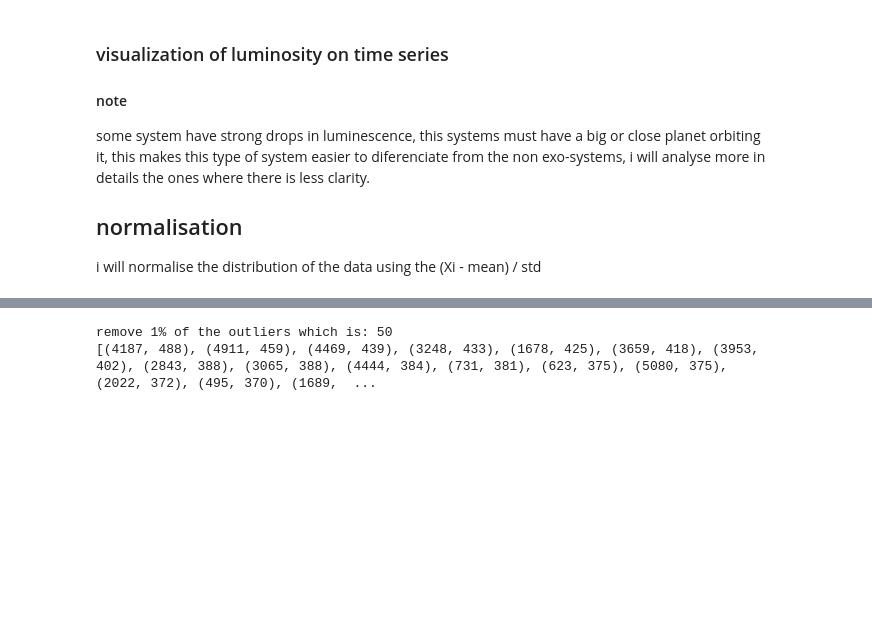
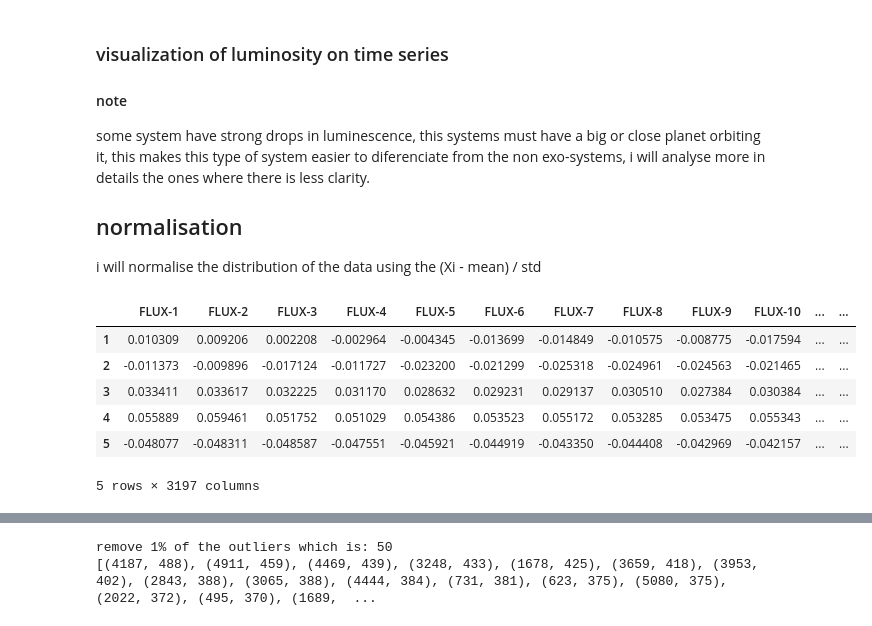
Before and after one commit to Drea1989/Kepler-discovery, a Jupyter notebook: capstone_project.ipynb, the cells around one changed output, grey strips where cells are left out. Cells and saved outputs as stored; diff of their text form; code cells hidden in the pictures; blank space fills up the shorter version.

```diff
--- a/capstone_project.ipynb
+++ b/capstone_project.ipynb
@@ -89,11 +69,19 @@ some system have strong drops in luminescence, this systems must have a big or c
 ## normalisation
 i will normalise the distribution of the data using the (Xi - mean) / std
 # %%
-#Normalise the data using the natural logarithm
-#log_data = data.replace(0,1e-06)
-#display(log_data.head())
+from sklearn.preprocessing import RobustScaler
+#scaler = RobustScaler().fit(data)
 log_data = pd.DataFrame(normalize(data), columns = data.keys(), index = data.index)
-#display(log_data[labels ==1].head())
+#log_data = pd.DataFrame(scaler.transform(data), columns = data.keys(), index = data.index)
+display(log_data[labels ==1].head())
+# %% [output]
+|  | FLUX-1 | FLUX-2 | FLUX-3 | FLUX-4 | FLUX-5 | FLUX-6 | FLUX-7 | FLUX-8 | FLUX-9 | FLUX-10 | ... | ... |
+| 1 | 0.010309 | 0.009206 | 0.002208 | -0.002964 | -0.004345 | -0.013699 | -0.014849 | -0.010575 | -0.008775 | -0.017594 | ... | ... |
+| 2 | -0.011373 | -0.009896 | -0.017124 | -0.011727 | -0.023200 | -0.021299 | -0.025318 | -0.024961 | -0.024563 | -0.021465 | ... | ... |
+| 3 | 0.033411 | 0.033617 | 0.032225 | 0.031170 | 0.028632 | 0.029231 | 0.029137 | 0.030510 | 0.027384 | 0.030384 | ... | ... |
+| 4 | 0.055889 | 0.059461 | 0.051752 | 0.051029 | 0.054386 | 0.053523 | 0.055172 | 0.053285 | 0.053475 | 0.055343 | ... | ... |
+| 5 | -0.048077 | -0.048311 | -0.048587 | -0.047551 | -0.045921 | -0.044919 | -0.043350 | -0.044408 | -0.042969 | -0.042157 | ... | ... |
+5 rows × 3197 columns
 # %%
 fig = plt.figure(figsize=(20,40))
 x = np.array(range(3197))
```
Also changed, not shown: parts of 15 cells of this notebook.
